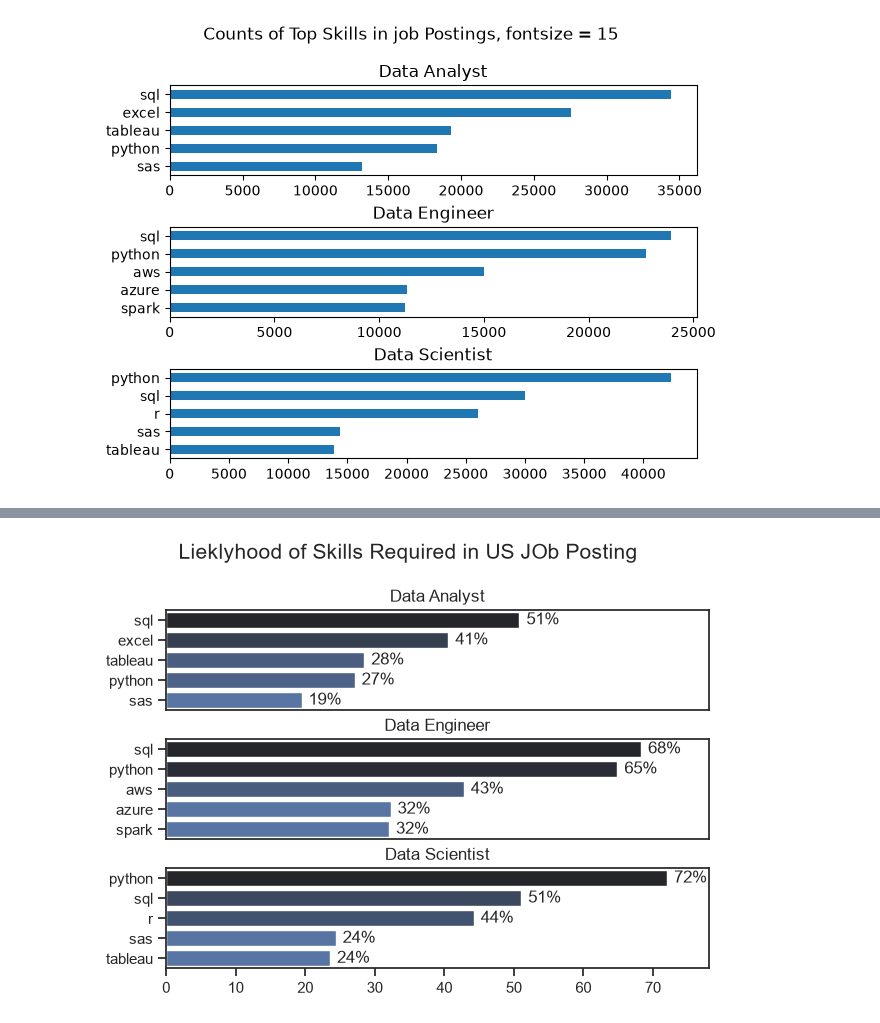
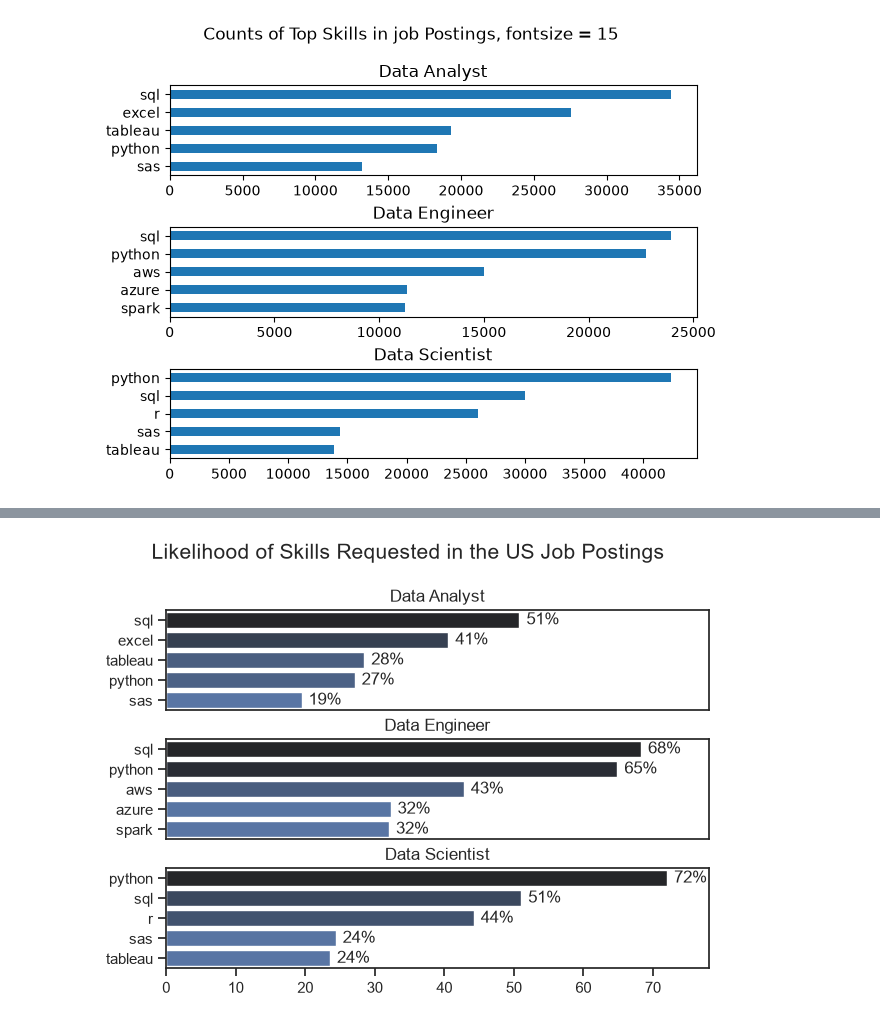
Before and after one commit to jakedolson/Python_DataJobs_DEA, a Jupyter notebook: 3_Project/2_Skills_Count.ipynb, the cells around one changed output, grey strips where cells are left out. Saved outputs shown, nothing was run; the diff lists cells and outputs as text; code cells hidden in the pictures.

Commit message:
updated readme images

```diff
--- a/3_Project/2_Skills_Count.ipynb
+++ b/3_Project/2_Skills_Count.ipynb
@@ -116,27 +117,27 @@ df_skills_percent
 # %%
 fig, ax = plt.subplots(len(job_titles), 1)
 
 sns.set_theme(style='ticks')
 
 for i, job_title in enumerate(job_titles):
     df_plot = df_skills_percent[df_skills_percent['job_title_short'] == job_title].head(5)
     #df_plot.plot(kind='barh', x='job_skills', y='skill_percent', ax=ax[i], title=job_title)
     sns.barplot(data=df_plot, x='skill_percent', y='job_skills', ax=ax[i], hue='skill_count', palette='dark:b_r')
     ax[i].set_title(job_title)
     ax[i].set_ylabel('')
     ax[i].set_xlabel('')
     ax[i].get_legend().remove()
     ax[i].set_xlim(0,78)
 
     for n, v in enumerate(df_plot['skill_percent']):
         ax[i].text(v + 1, n, f'{v:.0f}%', va='center')
 
     if i != len(job_titles) -1:
         ax[i].set_xticks([])
 
 
-fig.suptitle('Lieklyhood of Skills Required in US JOb Posting', fontsize = 15)
+fig.suptitle('Likelihood of Skills Requested in the US Job Postings', fontsize = 15)
 fig.tight_layout(h_pad=0.5)
 plt.show()
 # %% [output]
-[figure, old version]
+[figure, new version]
```
Also changed, not shown: parts of 3 cells of this notebook, 2 other files.
